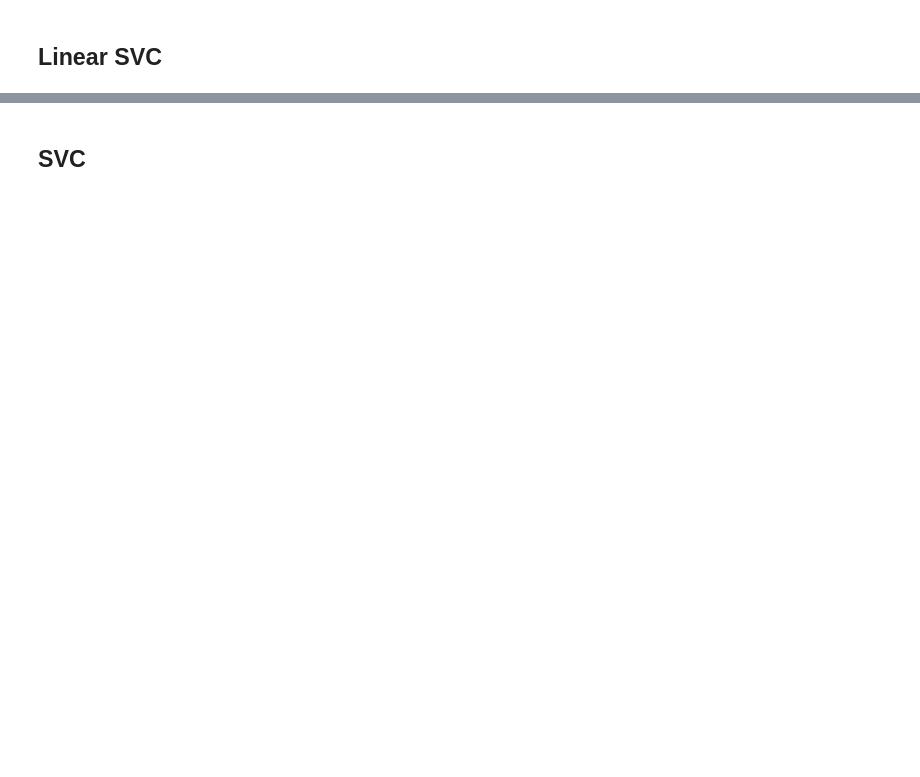
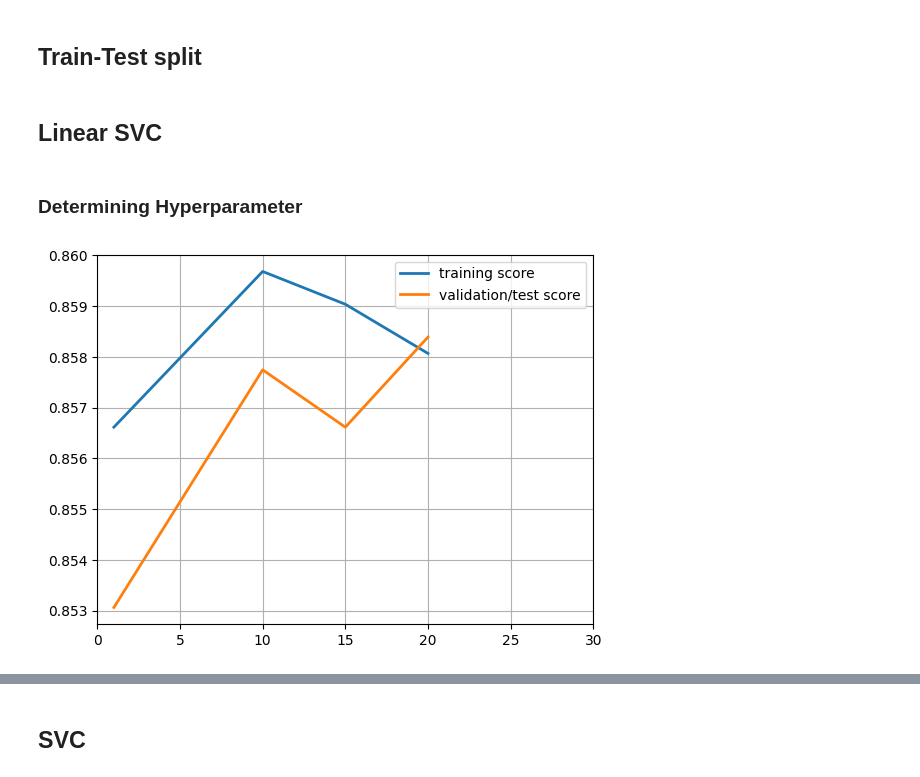
Before and after one commit to Harish-Projects/Bachelorarbeit, a Jupyter notebook: SVM_Multiclass.ipynb, the cells around one changed output, grey strips where cells are left out. Cells and saved outputs as stored; diff of their text form; code cells hidden in the pictures; blank space fills up the shorter version.

```diff
--- a/SVM_Multiclass.ipynb
+++ b/SVM_Multiclass.ipynb
@@ -62 +92,3 @@ Name: proportion, dtype: float64
+# %% [markdown]
+## Train-Test split
 # %%
@@ -70,2 +99,21 @@ X_train, X_test, Y_train, Y_test = train_test_split(X, Yt, test_size=0.8, random
 # %% [markdown]
 ## Linear SVC
+# %% [markdown]
+### Determining Hyperparameter
+# %%
+from sklearn.model_selection import validation_curve
+from sklearn.svm import LinearSVC
+
+C_param = [1, 10, 15, 20]
+clf = LinearSVC()
+train_score, test_score = validation_curve(clf, X_train, Y_train, param_name= 'C', param_range= C_param, cv=2)
+# %%
+fig, ax = plt.subplots()
+ax.grid()
+ax.plot(C_param, train_score.mean(axis=1), linewidth=2.0, label = 'training score')
+ax.plot(C_param, test_score.mean(axis=1), linewidth=2.0, label = 'validation/test score')
+ax.set(xlim=(0, 30))
+plt.legend()
+plt.show()
+# %% [output]
+[figure, added]
```
Also changed, not shown: parts of 31 cells of this notebook, 3 other files.
